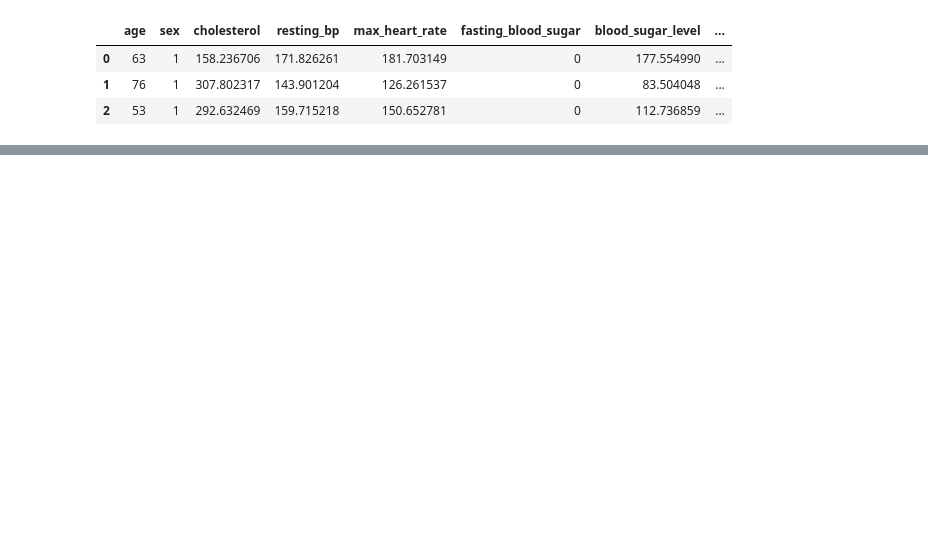
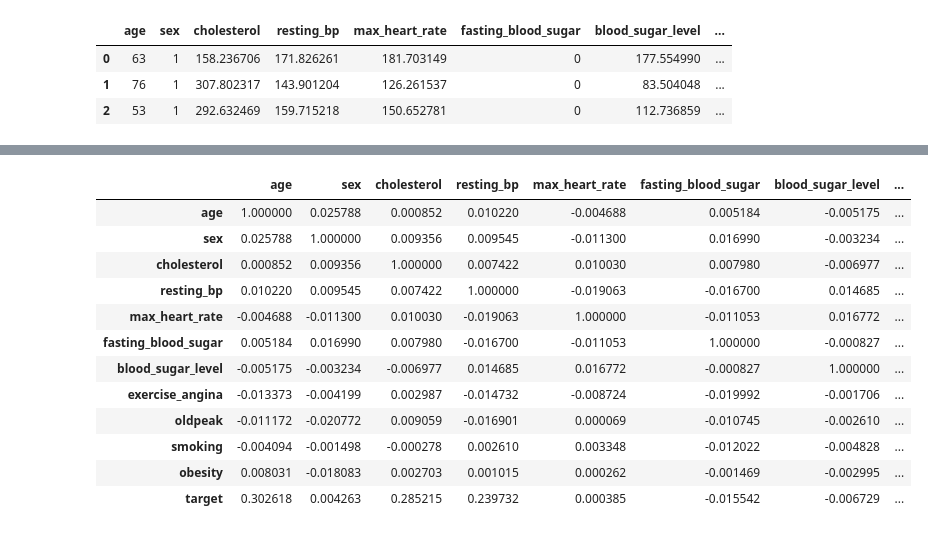
Before and after one commit to saaaaaaaaaaaaaad56/CodeAlpha_Disease_prediction, a Jupyter notebook: overview.ipynb, the cells around one changed output, grey strips where cells are left out. Cells and saved outputs as stored; diff of their text form; code cells hidden in the pictures; blank space fills up the shorter version.

```diff
--- a/overview.ipynb
+++ b/overview.ipynb
@@ -225,0 +245,16 @@ df.head(3)
+# %%
+df.corr()
+# %% [output]
+|  | age | sex | cholesterol | resting_bp | max_heart_rate | fasting_blood_sugar | blood_sugar_level | ... |
+| age | 1.000000 | 0.025788 | 0.000852 | 0.010220 | -0.004688 | 0.005184 | -0.005175 | ... |
+| sex | 0.025788 | 1.000000 | 0.009356 | 0.009545 | -0.011300 | 0.016990 | -0.003234 | ... |
+| cholesterol | 0.000852 | 0.009356 | 1.000000 | 0.007422 | 0.010030 | 0.007980 | -0.006977 | ... |
+| resting_bp | 0.010220 | 0.009545 | 0.007422 | 1.000000 | -0.019063 | -0.016700 | 0.014685 | ... |
+| max_heart_rate | -0.004688 | -0.011300 | 0.010030 | -0.019063 | 1.000000 | -0.011053 | 0.016772 | ... |
+| fasting_blood_sugar | 0.005184 | 0.016990 | 0.007980 | -0.016700 | -0.011053 | 1.000000 | -0.000827 | ... |
+| blood_sugar_level | -0.005175 | -0.003234 | -0.006977 | 0.014685 | 0.016772 | -0.000827 | 1.000000 | ... |
+| exercise_angina | -0.013373 | -0.004199 | 0.002987 | -0.014732 | -0.008724 | -0.019992 | -0.001706 | ... |
+| oldpeak | -0.011172 | -0.020772 | 0.009059 | -0.016901 | 0.000069 | -0.010745 | -0.002610 | ... |
+| smoking | -0.004094 | -0.001498 | -0.000278 | 0.002610 | 0.003348 | -0.012022 | -0.004828 | ... |
+| obesity | 0.008031 | -0.018083 | 0.002703 | 0.001015 | 0.000262 | -0.001469 | -0.002995 | ... |
+| target | 0.302618 | 0.004263 | 0.285215 | 0.239732 | 0.000385 | -0.015542 | -0.006729 | ... |
```
Also changed, not shown: parts of 10 cells of this notebook, 1 other file.
